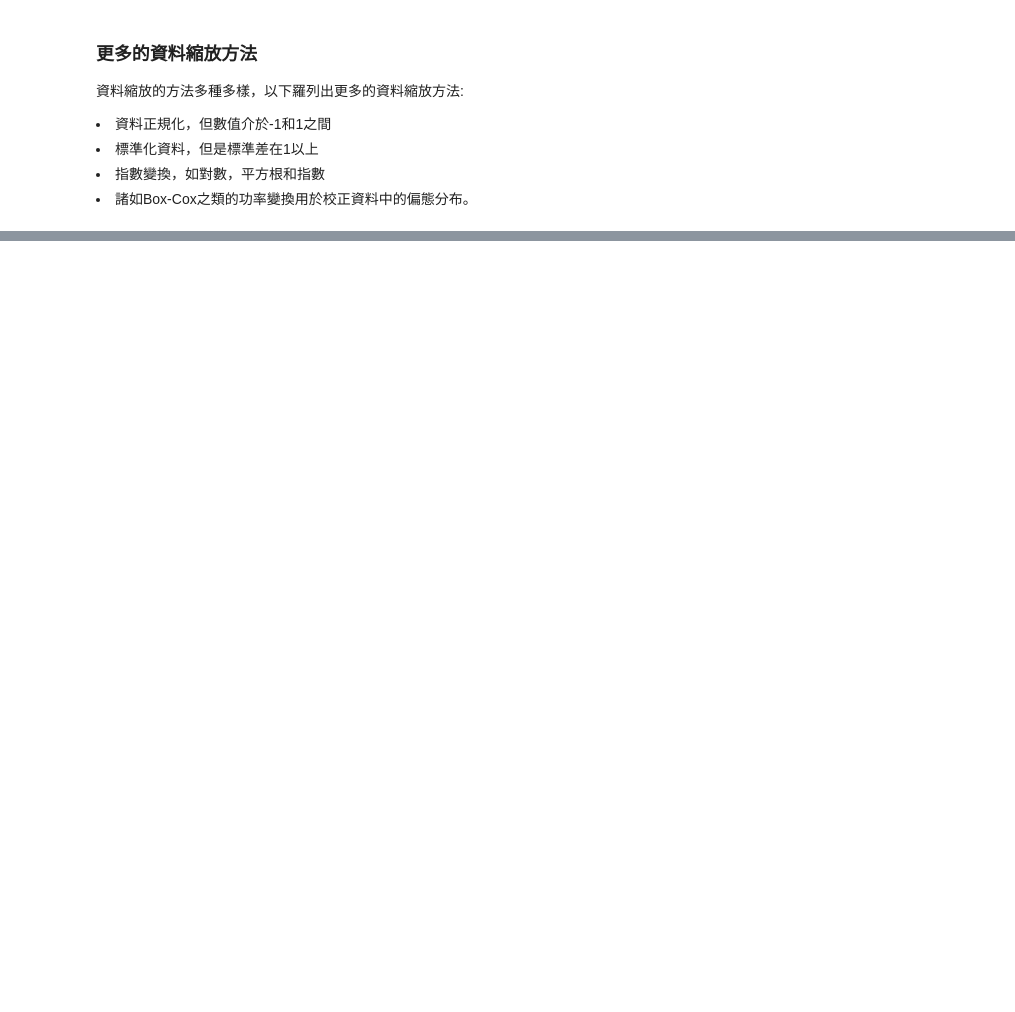
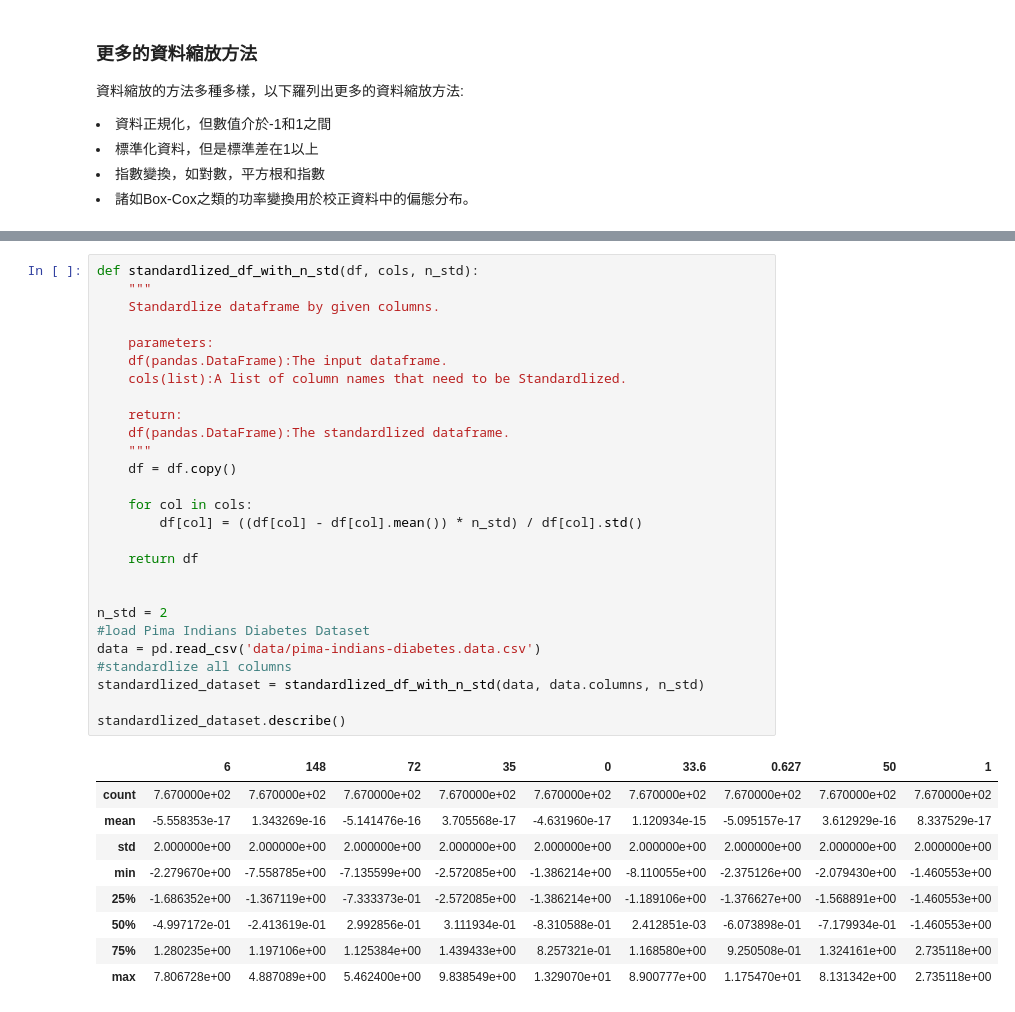
Before and after one commit to rentonhsu/coding_machine_learning_algorithms, a Jupyter notebook: day1_data_scaling/資料的縮放_正規化與標準化.ipynb, the cells around one changed output, grey strips where cells are left out. Saved outputs shown, nothing was run; the diff lists cells and outputs as text; blank space fills up the shorter version.

```diff
--- a/day1_data_scaling/資料的縮放_正規化與標準化.ipynb
+++ b/day1_data_scaling/資料的縮放_正規化與標準化.ipynb
@@ -248,0 +292,37 @@ standardlized_dataset.describe()
+# %%
+def standardlized_df_with_n_std(df, cols, n_std):
+    """
+    Standardlize dataframe by given columns.
+
+    parameters:
+    df(pandas.DataFrame):The input dataframe.
+    cols(list):A list of column names that need to be Standardlized.
+
+    return:
+    df(pandas.DataFrame):The standardlized dataframe.
+    """
+    df = df.copy()
+
+    for col in cols:
+        df[col] = ((df[col] - df[col].mean()) * n_std) / df[col].std()
+
+    return df
+
+
+n_std = 2
+#load Pima Indians Diabetes Dataset
+data = pd.read_csv('data/pima-indians-diabetes.data.csv')
+#standardlize all columns
+standardlized_dataset = standardlized_df_with_n_std(data, data.columns, n_std)
+
+standardlized_dataset.describe()
+# %% [output]
+|  | 6 | 148 | 72 | 35 | 0 | 33.6 | 0.627 | 50 | 1 |
+| count | 7.670000e+02 | 7.670000e+02 | 7.670000e+02 | 7.670000e+02 | 7.670000e+02 | 7.670000e+02 | 7.670000e+02 | 7.670000e+02 | 7.670000e+02 |
+| mean | -5.558353e-17 | 1.343269e-16 | -5.141476e-16 | 3.705568e-17 | -4.631960e-17 | 1.120934e-15 | -5.095157e-17 | 3.612929e-16 | 8.337529e-17 |
+| std | 2.000000e+00 | 2.000000e+00 | 2.000000e+00 | 2.000000e+00 | 2.000000e+00 | 2.000000e+00 | 2.000000e+00 | 2.000000e+00 | 2.000000e+00 |
+| min | -2.279670e+00 | -7.558785e+00 | -7.135599e+00 | -2.572085e+00 | -1.386214e+00 | -8.110055e+00 | -2.375126e+00 | -2.079430e+00 | -1.460553e+00 |
+| 25% | -1.686352e+00 | -1.367119e+00 | -7.333373e-01 | -2.572085e+00 | -1.386214e+00 | -1.189106e+00 | -1.376627e+00 | -1.568891e+00 | -1.460553e+00 |
+| 50% | -4.997172e-01 | -2.413619e-01 | 2.992856e-01 | 3.111934e-01 | -8.310588e-01 | 2.412851e-03 | -6.073898e-01 | -7.179934e-01 | -1.460553e+00 |
+| 75% | 1.280235e+00 | 1.197106e+00 | 1.125384e+00 | 1.439433e+00 | 8.257321e-01 | 1.168580e+00 | 9.250508e-01 | 1.324161e+00 | 2.735118e+00 |
+| max | 7.806728e+00 | 4.887089e+00 | 5.462400e+00 | 9.838549e+00 | 1.329070e+01 | 8.900777e+00 | 1.175470e+01 | 8.131342e+00 | 2.735118e+00 |
```
Also changed, not shown: parts of 7 cells of this notebook.
